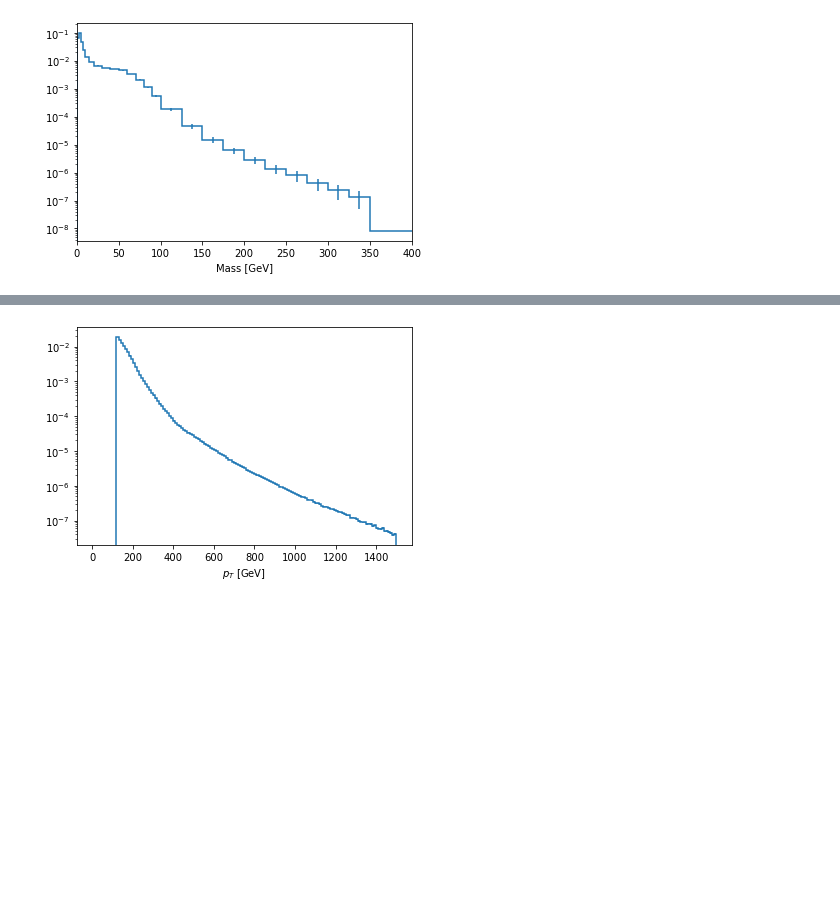
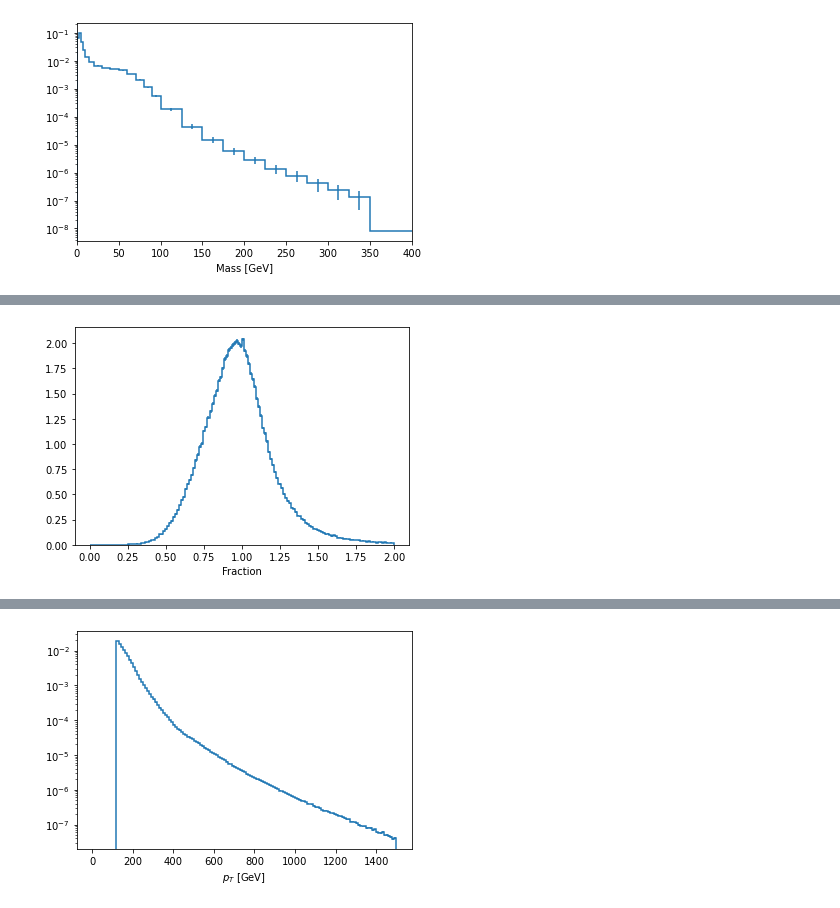
Before and after one commit to rappoccio/QJetMassUproot, a Jupyter notebook: compare_datamc_nanov9.ipynb, the cells around one changed output, grey strips where cells are left out. Saved outputs shown, nothing was run; the diff lists cells and outputs as text; code cells hidden in the pictures; blank space fills up the shorter version.

```diff
--- a/compare_datamc_nanov9.ipynb
+++ b/compare_datamc_nanov9.ipynb
@@ -152,0 +158,6 @@ plt.show()
+# %%
+output_gen['m_u_jet_reco_over_gen'].project("frac").plot(density=True)
+#plt.yscale("log")
+plt.show()
+# %% [output]
+[figure, added]
```
Also changed, not shown: parts of 20 cells of this notebook, 7 other files.
